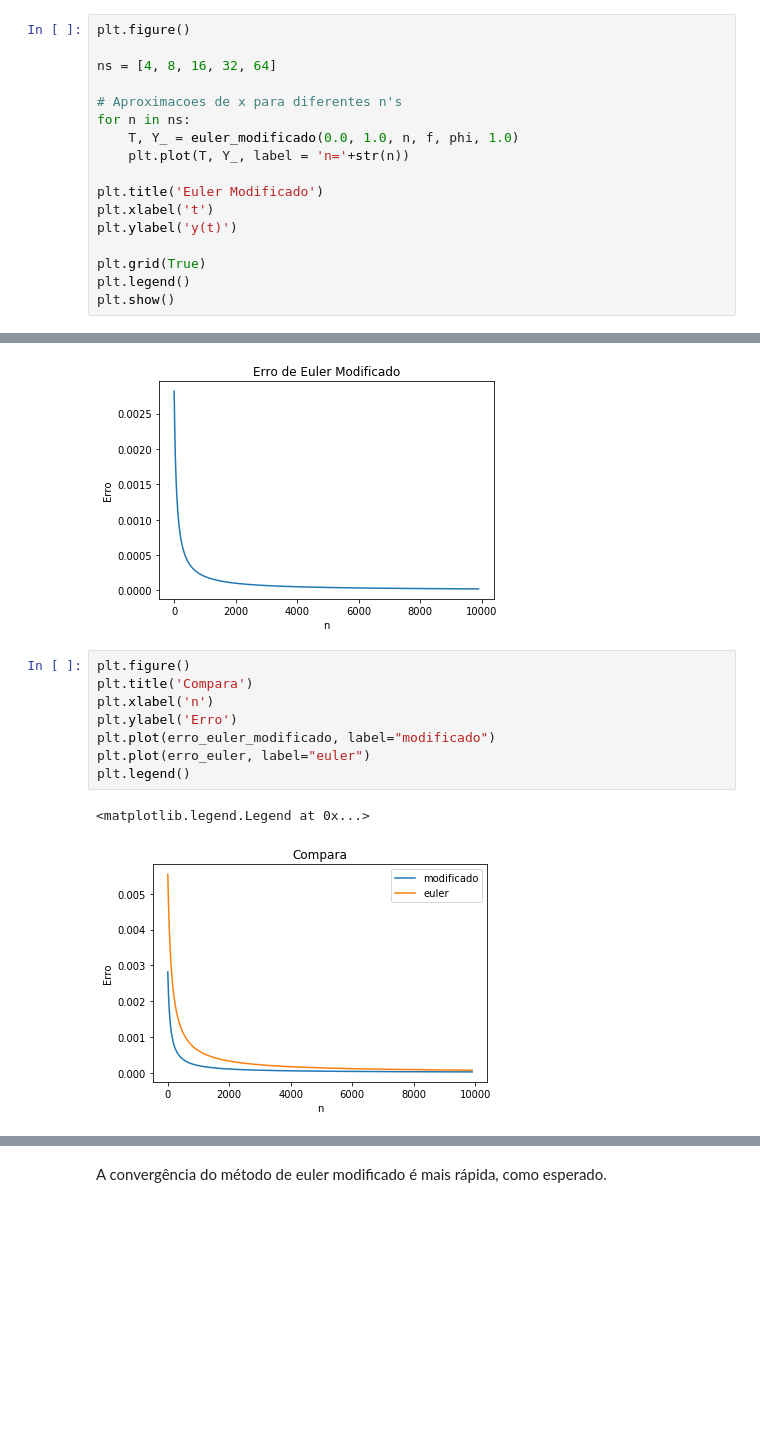
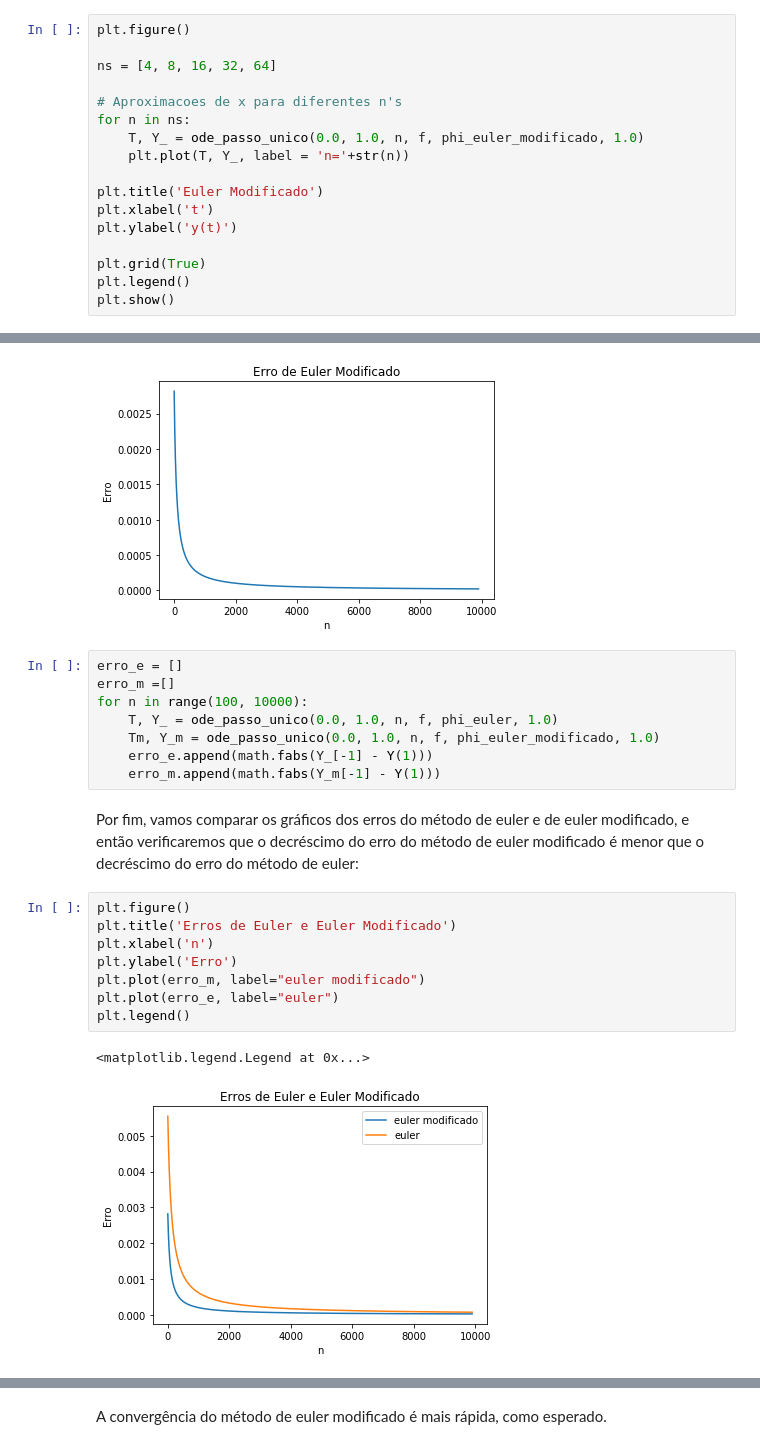
Before and after one commit to yankaled/euler_method, a Jupyter notebook: Q3_yan_kaled_9322732.ipynb, the cells around one changed output, grey strips where cells are left out. Cells and saved outputs as stored; diff of their text form; blank space fills up the shorter version.

```diff
--- a/Q3_yan_kaled_9322732.ipynb
+++ b/Q3_yan_kaled_9322732.ipynb
@@ -177,7 +163,7 @@ ns = [4, 8, 16, 32, 64]
 
 # Aproximacoes de x para diferentes n's
 for n in ns:
-    T, Y_ = euler_modificado(0.0, 1.0, n, f, phi, 1.0)
+    T, Y_ = ode_passo_unico(0.0, 1.0, n, f, phi_euler_modificado, 1.0)
     plt.plot(T, Y_, label = 'n='+str(n))
 
 plt.title('Euler Modificado')
@@ -239,14 +213,24 @@ plt.plot(erro_euler_modificado)
 # %% [output]
 [<matplotlib.lines.Line2D at 0x...>]
 [figure]
+# %%
+erro_e = []
+erro_m =[]
+for n in range(100, 10000):
+    T, Y_ = ode_passo_unico(0.0, 1.0, n, f, phi_euler, 1.0)
+    Tm, Y_m = ode_passo_unico(0.0, 1.0, n, f, phi_euler_modificado, 1.0)
+    erro_e.append(math.fabs(Y_[-1] - Y(1)))
+    erro_m.append(math.fabs(Y_m[-1] - Y(1)))
+# %% [markdown]
+Por fim, vamos comparar os gráficos dos erros do método de euler e de euler modificado, e então verificaremos que o decréscimo do erro do método de euler modificado é menor que o decréscimo do erro do método de euler:
 # %%
 plt.figure()
-plt.title('Compara')
+plt.title('Erros de Euler e Euler Modificado')
 plt.xlabel('n')
 plt.ylabel('Erro')
-plt.plot(erro_euler_modificado, label="modificado")
-plt.plot(erro_euler, label="euler")
+plt.plot(erro_m, label="euler modificado")
+plt.plot(erro_e, label="euler")
 plt.legend()
 # %% [output]
 <matplotlib.legend.Legend at 0x...>
-[figure, old version]
+[figure, new version]
```
Also changed, not shown: parts of 12 cells of this notebook.
